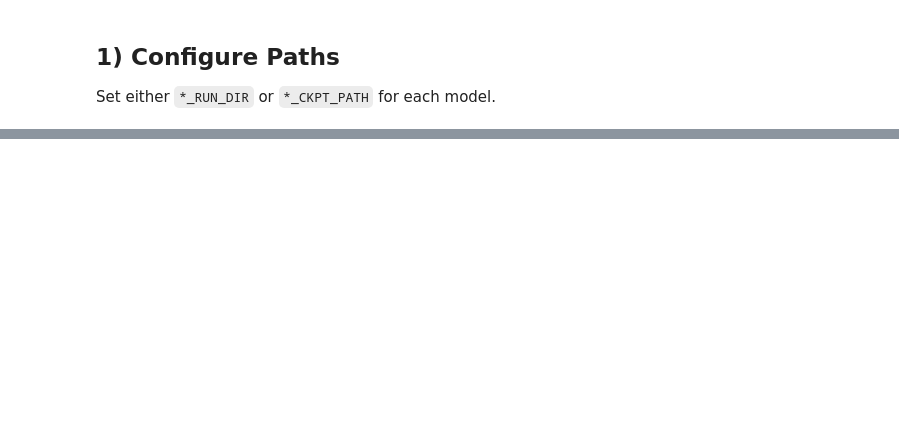
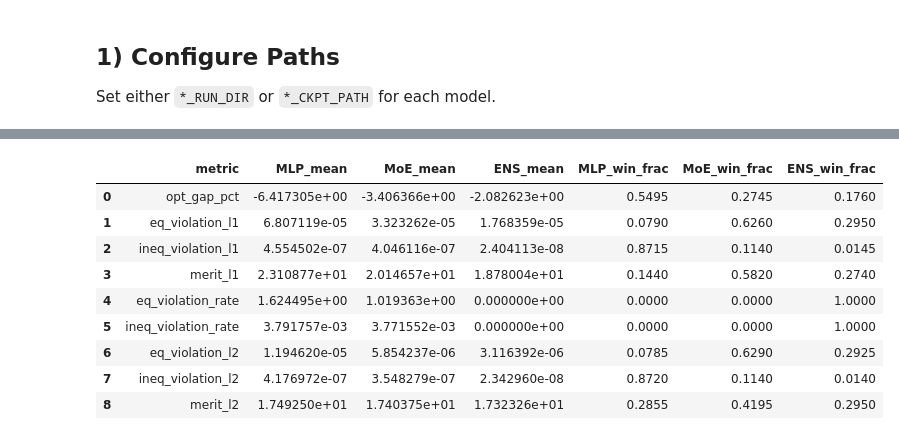
Before and after one commit to xkhainguyen/FSNet, a Jupyter notebook: compare_moe_vs_mlp_metrics.ipynb, the cells around one changed output, grey strips where cells are left out. Cells and saved outputs as stored; diff of their text form; code cells hidden in the pictures; blank space fills up the shorter version.

```diff
--- a/compare_moe_vs_mlp_metrics.ipynb
+++ b/compare_moe_vs_mlp_metrics.ipynb
@@ -169,23 +336,48 @@ cmp_df
 # %%
-# Per-instance comparison (lower is better for all listed metrics)
+# Per-instance comparison: MLP vs MoE vs ENS
 mlp_inst = collect_per_instance_metrics(mlp_model, mlp_evaluator, opt_problem, test_loader)
 moe_inst = collect_per_instance_metrics(moe_model, moe_evaluator, opt_problem, test_loader)
+ens_inst = collect_per_instance_metrics(ens_model, ens_evaluator, opt_problem, test_loader)
 
 summary_rows = []
-for metric_name in ['objective', 'merit', 'eq_violation_l1', 'ineq_violation_l1', 'opt_gap_pct']:
+# for metric_name in [
+#     'objective', 'merit_l1', 'eq_violation_l1', 'ineq_violation_l1', 'opt_gap_pct',
+#     'merit_l2', 'eq_violation_l2', 'ineq_violation_l2',
+#     'eq_violation_rate', 'ineq_violation_rate', 'any_violation_rate',
+# ]:
+for metric_name in [
+    'opt_gap_pct', 'eq_violation_l1', 'ineq_violation_l1', 'merit_l1',
+    'eq_violation_rate', 'ineq_violation_rate', 'eq_violation_l2', 'ineq_violation_l2', 'merit_l2',
+]:
     mlp_vals = mlp_inst[metric_name]
     moe_vals = moe_inst[metric_name]
-    moe_better = (moe_vals < mlp_vals).mean()
-    tie = (np.isclose(moe_vals, mlp_vals, rtol=1e-9, atol=1e-12)).mean()
-    mlp_better = (mlp_vals < moe_vals).mean()
+    ens_vals = ens_inst[metric_name]
+
+    stacked = np.stack([mlp_vals, moe_vals, ens_vals], axis=0)
+    winners = np.argmin(stacked, axis=0)  # 0=MLP, 1=MoE, 2=ENS
+
     summary_rows.append({
         'metric': metric_name,
         'MLP_mean': mlp_vals.mean(),
         'MoE_mean': moe_vals.mean(),
-        'MoE_better_frac': moe_better,
-        'Tie_frac': tie,
-        'MLP_better_frac': mlp_better,
+        'ENS_mean': ens_vals.mean(),
+        'MLP_win_frac': (winners == 0).mean(),
+        'MoE_win_frac': (winners == 1).mean(),
+        'ENS_win_frac': (winners == 2).mean(),
+        # 'ENS_better_than_MLP_frac': (ens_vals < mlp_vals).mean(),
+        # 'ENS_better_than_MoE_frac': (ens_vals < moe_vals).mean(),
     })
 
 inst_df = pd.DataFrame(summary_rows)
 inst_df
+# %% [output]
+|  | metric | MLP_mean | MoE_mean | ENS_mean | MLP_win_frac | MoE_win_frac | ENS_win_frac |
+| 0 | opt_gap_pct | -6.417305e+00 | -3.406366e+00 | -2.082623e+00 | 0.5495 | 0.2745 | 0.1760 |
+| 1 | eq_violation_l1 | 6.807119e-05 | 3.323262e-05 | 1.768359e-05 | 0.0790 | 0.6260 | 0.2950 |
+| 2 | ineq_violation_l1 | 4.554502e-07 | 4.046116e-07 | 2.404113e-08 | 0.8715 | 0.1140 | 0.0145 |
+| 3 | merit_l1 | 2.310877e+01 | 2.014657e+01 | 1.878004e+01 | 0.1440 | 0.5820 | 0.2740 |
+| 4 | eq_violation_rate | 1.624495e+00 | 1.019363e+00 | 0.000000e+00 | 0.0000 | 0.0000 | 1.0000 |
+| 5 | ineq_violation_rate | 3.791757e-03 | 3.771552e-03 | 0.000000e+00 | 0.0000 | 0.0000 | 1.0000 |
+| 6 | eq_violation_l2 | 1.194620e-05 | 5.854237e-06 | 3.116392e-06 | 0.0785 | 0.6290 | 0.2925 |
+| 7 | ineq_violation_l2 | 4.176972e-07 | 3.548279e-07 | 2.342960e-08 | 0.8720 | 0.1140 | 0.0140 |
+| 8 | merit_l2 | 1.749250e+01 | 1.740375e+01 | 1.732326e+01 | 0.2855 | 0.4195 | 0.2950 |
```
Also changed, not shown: parts of 10 cells of this notebook, 13 other files.
